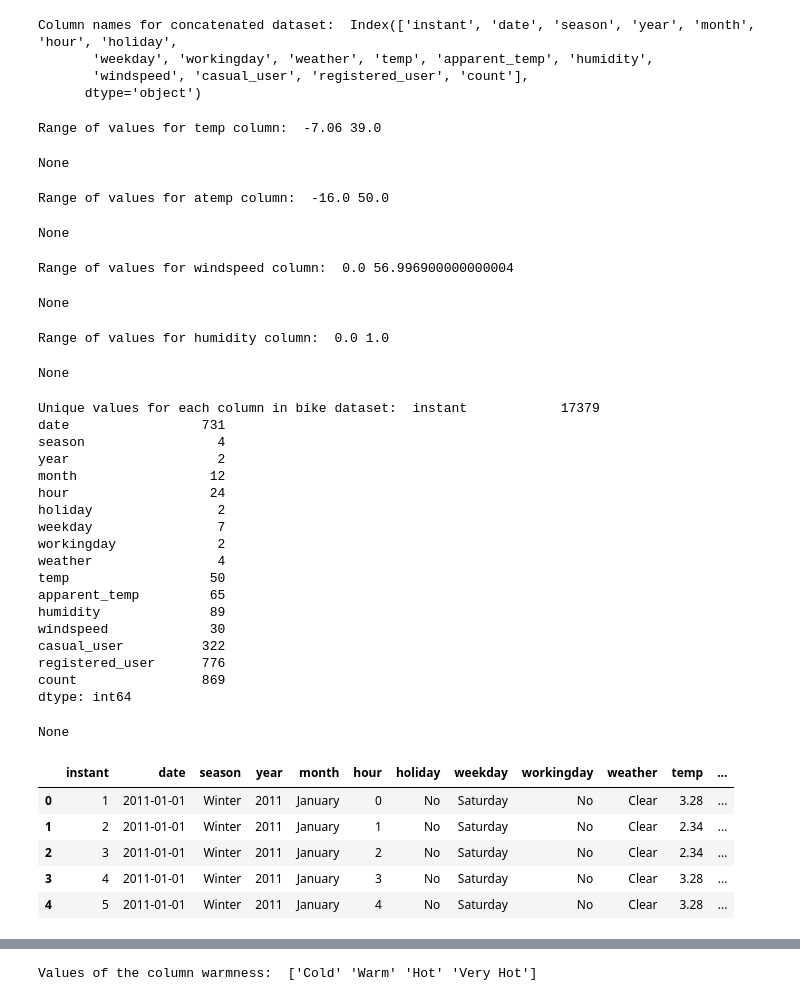
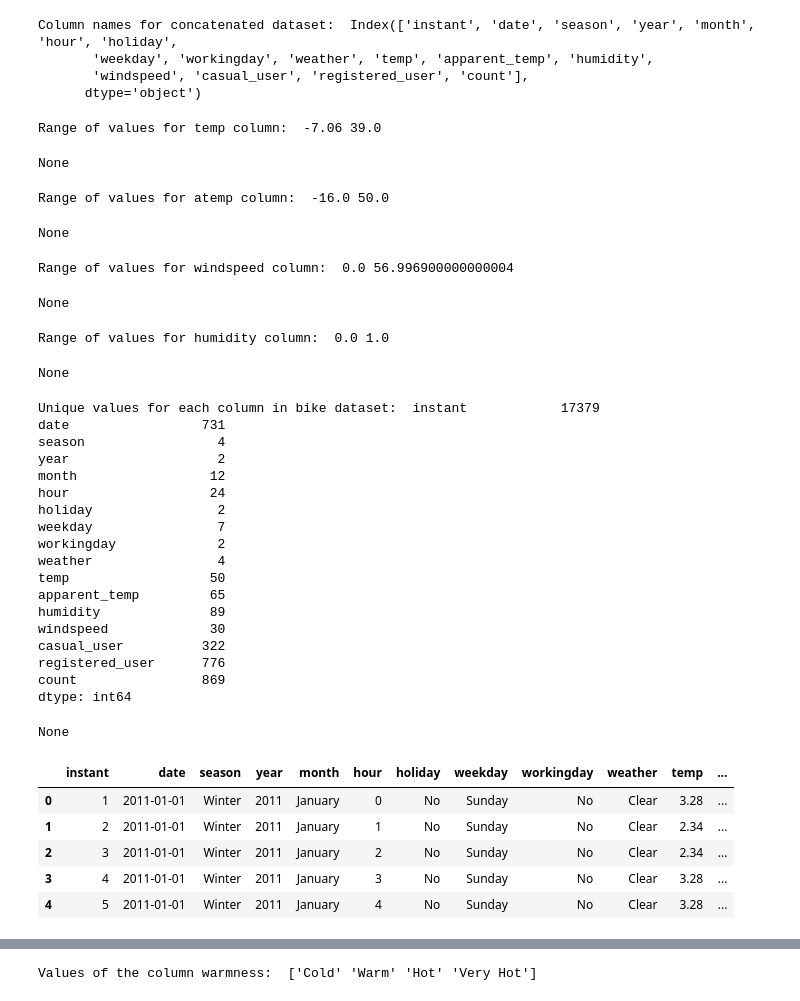
Before and after one commit to MaxLopezSalgado/capital_bike_sharing, a Jupyter notebook: data_wrangling/data_wrangling.ipynb, the cells around one changed output, grey strips where cells are left out. Saved outputs shown, nothing was run; the diff lists cells and outputs as text; code cells hidden in the pictures.

```diff
--- a/data_wrangling/data_wrangling.ipynb
+++ b/data_wrangling/data_wrangling.ipynb
@@ -208,13 +192,13 @@ bike.loc[bike['weather'] == 4, 'weather'] = 'Heavy-Rain'
 
 # change the values of weekday column to month names
 
-bike.loc[bike['weekday'] == 0, 'weekday'] = 'Sunday'
-bike.loc[bike['weekday'] == 1, 'weekday'] = 'Monday'
-bike.loc[bike['weekday'] == 2, 'weekday'] = 'Tuesday'
-bike.loc[bike['weekday'] == 3, 'weekday'] = 'Wednesday'
-bike.loc[bike['weekday'] == 4, 'weekday'] = 'Thursday'
-bike.loc[bike['weekday'] == 5, 'weekday'] = 'Friday'
-bike.loc[bike['weekday'] == 6, 'weekday'] = 'Saturday'
+bike.loc[bike['weekday'] == 0, 'weekday'] = 'Monday'
+bike.loc[bike['weekday'] == 1, 'weekday'] = 'Tuesday'
+bike.loc[bike['weekday'] == 2, 'weekday'] = 'Wednesday'
+bike.loc[bike['weekday'] == 3, 'weekday'] = 'Thursday'
+bike.loc[bike['weekday'] == 4, 'weekday'] = 'Friday'
+bike.loc[bike['weekday'] == 5, 'weekday'] = 'Saturday'
+bike.loc[bike['weekday'] == 6, 'weekday'] = 'Sunday'
 
 # temp column: normalize temperature in celsius. Formula: (t-t_min)/(t_max-t_min), t_min=-8, t_max=+39 (from dataset description)
 t_min = -8  # Minimum temperature value in Celsius
@@ -281,35 +265,35 @@ display(print('Unique values for each column in bike dataset: ', bike.nunique())
 display(bike.head())
 # %% [output]
 Range of values for temp column:  -7.06 39.0
 None
 Range of values for atemp column:  -16.0 50.0
 None
 Range of values for windspeed column:  0.0 56.996900000000004
 None
 Range of values for humidity column:  0.0 1.0
 None
 Unique values for each column in bike dataset:  instant            17379
 date                 731
 season                 4
 year                   2
 month                 12
 hour                  24
 holiday                2
 weekday                7
 workingday             2
 weather                4
 temp                  50
 apparent_temp         65
 humidity              89
 windspeed             30
 casual_user          322
 registered_user      776
 count                869
 dtype: int64
 None
 |  | instant | date | season | year | month | hour | holiday | weekday | workingday | weather | temp | ... |
-| 0 | 1 | 2011-01-01 | Winter | 2011 | January | 0 | No | Saturday | No | Clear | 3.28 | ... |
-| 1 | 2 | 2011-01-01 | Winter | 2011 | January | 1 | No | Saturday | No | Clear | 2.34 | ... |
-| 2 | 3 | 2011-01-01 | Winter | 2011 | January | 2 | No | Saturday | No | Clear | 2.34 | ... |
-| 3 | 4 | 2011-01-01 | Winter | 2011 | January | 3 | No | Saturday | No | Clear | 3.28 | ... |
-| 4 | 5 | 2011-01-01 | Winter | 2011 | January | 4 | No | Saturday | No | Clear | 3.28 | ... |
+| 0 | 1 | 2011-01-01 | Winter | 2011 | January | 0 | No | Sunday | No | Clear | 3.28 | ... |
+| 1 | 2 | 2011-01-01 | Winter | 2011 | January | 1 | No | Sunday | No | Clear | 2.34 | ... |
+| 2 | 3 | 2011-01-01 | Winter | 2011 | January | 2 | No | Sunday | No | Clear | 2.34 | ... |
+| 3 | 4 | 2011-01-01 | Winter | 2011 | January | 3 | No | Sunday | No | Clear | 3.28 | ... |
+| 4 | 5 | 2011-01-01 | Winter | 2011 | January | 4 | No | Sunday | No | Clear | 3.28 | ... |
```
Also changed, not shown: parts of 3 cells of this notebook.
